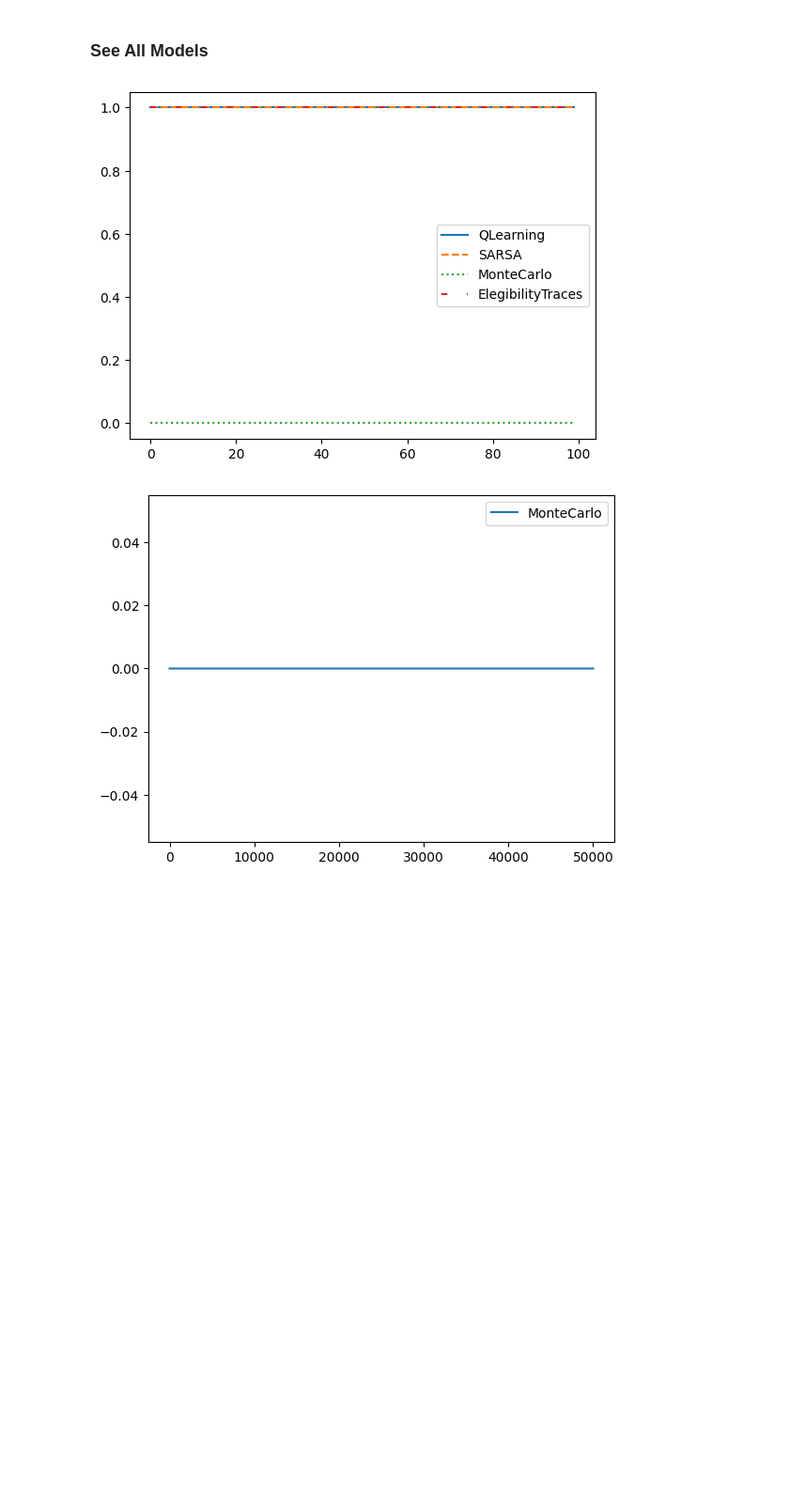
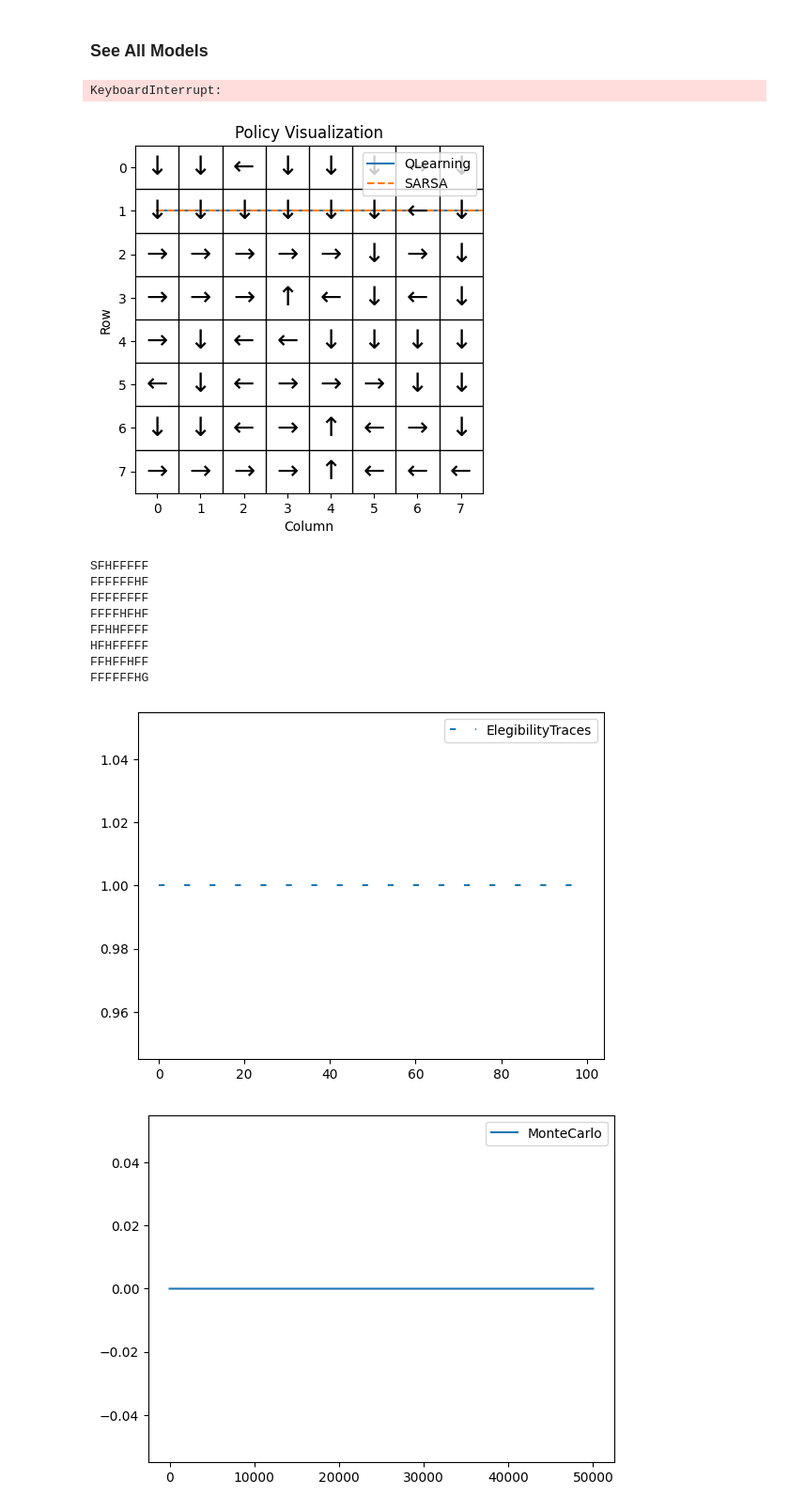
Before and after one commit to XixWISExiX/FrozenLake, a Jupyter notebook: CompareModels.ipynb, the cells around one changed output. Shown: that part at 94% size. Drawn from its saved outputs; the diff is of its cells as text; code cells hidden in the pictures; blank space fills up the shorter version.

```diff
--- a/CompareModels.ipynb
+++ b/CompareModels.ipynb
@@ -22,19 +22,19 @@ env.close()
 from gymnasium.envs.toy_text.frozen_lake import generate_random_map
 import LearningMethods.QLearning as ql
 import LearningMethods.SARSA as sar
-import LearningMethods.MonteCarlo as monte
+import LearningMethods.DynamicProgramming as dp
 import LearningMethods.EligibilityTraces as ele
 import FrozenLakeFunctions as flf
 import imp
 imp.reload(ql)
 imp.reload(sar)
-imp.reload(monte)
+imp.reload(dp)
 imp.reload(ele)
 
 size = 8
 env_seed = generate_random_map(size=8)
-QLearning_model = ql.QLearning(15000, env_seed)
-Sarsa_model = sar.SARSA(15000, env_seed)
-MonteCarlo_model = monte.MonteCarlo(15000, env_seed, size)
-ElegibilityTraces_model = ele.EligibilityTraces(15000, env_seed)
+DynamicProgramming_model = dp.DynamicProgramming(env_seed)
+QLearning_model = ql.QLearning(5000, env_seed)
+Sarsa_model = sar.SARSA(5000, env_seed)
+ElegibilityTraces_model = ele.EligibilityTraces(5000, env_seed)
 # %% [output]
@@ -43,21 +43,37 @@ ElegibilityTraces_model = ele.EligibilityTraces(15000, env_seed)
 ### See All Models
 # %%
 import FrozenLakeFunctions as flf
+import imp
+imp.reload(flf)
 
+flf.seeModelState(DynamicProgramming_model, env_seed)
 flf.seeModel(QLearning_model, env_seed)
 flf.seeModel(Sarsa_model, env_seed)
-flf.seeModel(MonteCarlo_model, env_seed)
 flf.seeModel(ElegibilityTraces_model, env_seed)
+# %% [output]
+KeyboardInterrupt:
 # %%
 import FrozenLakeFunctions as flf
+import imp
+imp.reload(flf)
 
+flf.visualize_policy(DynamicProgramming_model, size)
 flf.testModel(QLearning_model, "QLearning", env_seed, 100)
 flf.testModel(Sarsa_model, "SARSA", env_seed, 100, line_style="--")
-flf.testModel(MonteCarlo_model, "MonteCarlo", env_seed, 100, line_style=":")
 flf.testModel(ElegibilityTraces_model, "ElegibilityTraces", env_seed, 100, line_style=(0,(3,10)))
+flf.seeEnv(env_seed)
 # TODO Make GIF AND README
 # %% [output]
-[figure, old version]
+[figure, new version]
+SFHFFFFF
+FFFFFFHF
+FFFFFFFF
+FFFFHFHF
+FFHHFFFF
+HFHFFFFF
+FFHFFHFF
+FFFFFFHG
+[figure, added]
 # %%
 # MonteCarlo_model1 = monte.MonteCarlo(50000, env_seed, size)
 # MonteCarlo_model2 = monte.MonteCarlo(100000, env_seed, size)
```
Also changed, not shown: parts of 1 cell of this notebook, 10 other files.
